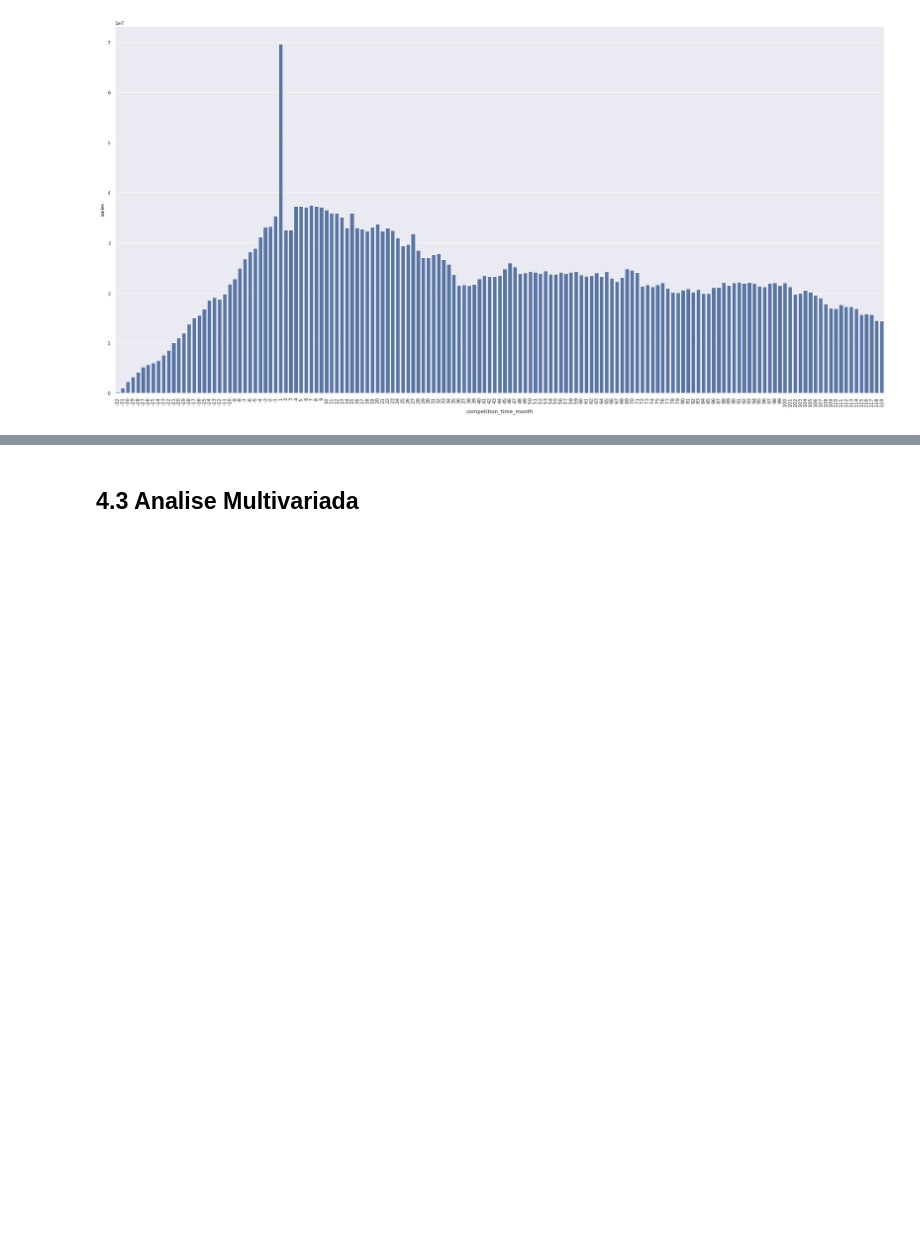
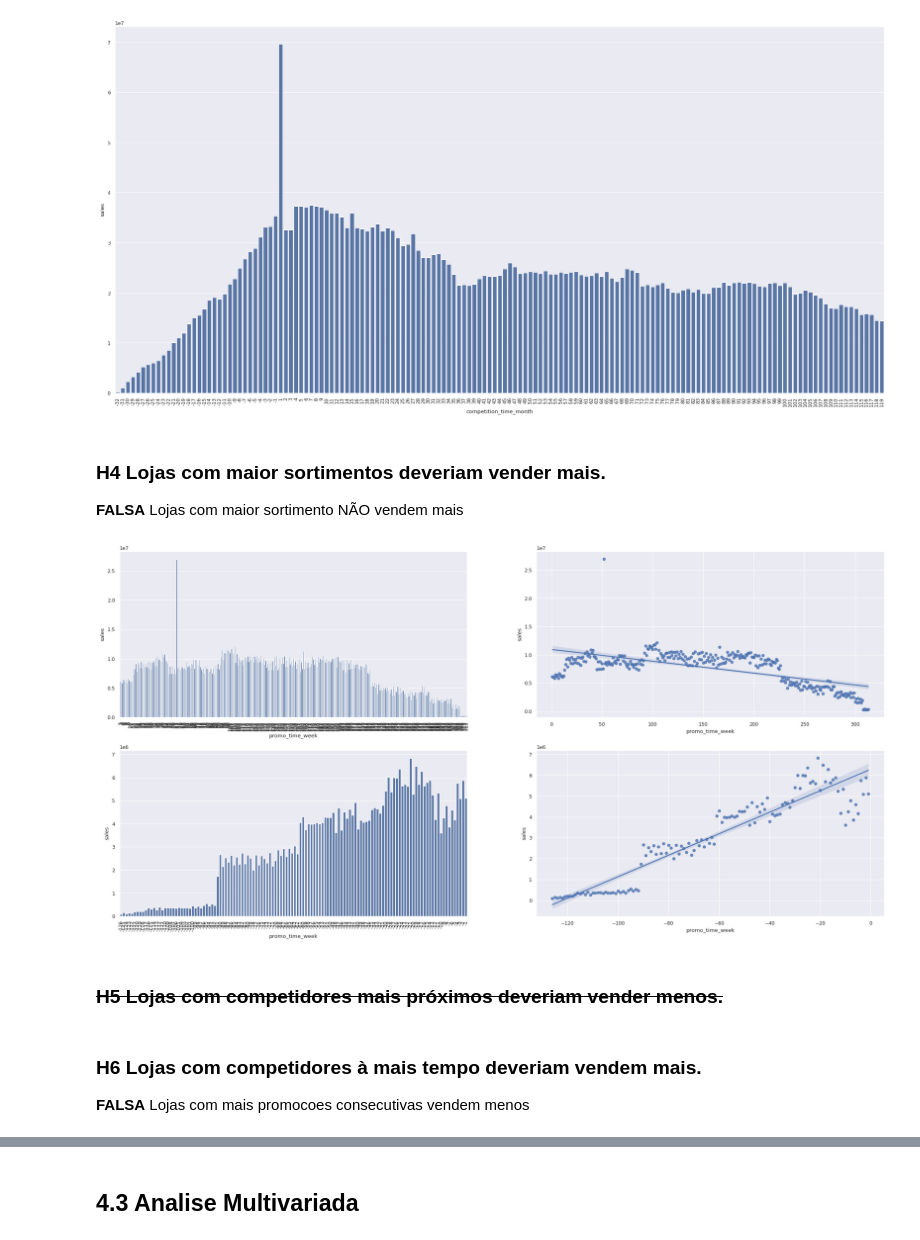
Before and after one commit to GabrielFigueiredoDS/DataScience_em_Producao, a Jupyter notebook: projeto_rossman.ipynb, the cells around one changed output, grey strips where cells are left out. Drawn from its saved outputs; the diff is of its cells as text; code cells hidden in the pictures; blank space fills up the shorter version.

```diff
--- a/projeto_rossman.ipynb
+++ b/projeto_rossman.ipynb
@@ -444,3 +456,31 @@ sns.barplot(x='competition_time_month', y='sales', data=aux2)
 plt.xticks( rotation=90 );
 # %% [output]
 [figure]
+# %% [markdown]
+### H4 Lojas com maior sortimentos deveriam vender mais.
+**FALSA** Lojas com maior sortimento NÃO vendem mais
+# %%
+aux1 = df4[['promo_time_week', 'sales']].groupby( 'promo_time_week').sum().reset_index()
+
+plt.subplot( 2, 2, 1 )
+aux2 = aux1[aux1['promo_time_week'] > 0] # promo extendido
+sns.barplot( x='promo_time_week', y='sales', data=aux2 );
+plt.xticks( rotation=90 );
+
+plt.subplot(2, 2, 2)
+sns.regplot( x='promo_time_week', y='sales', data=aux2 );
+
+plt.subplot(2, 2, 3)
+aux3 = aux1[aux1['promo_time_week'] < 0] # promo regular
+sns.barplot( x='promo_time_week', y='sales', data=aux3 );
+plt.xticks( rotation=90 );
+
+plt.subplot(2, 2, 4)
+sns.regplot( x='promo_time_week', y='sales', data=aux3 );
+# %% [output]
+[figure, added]
+# %% [markdown]
+### <s> H5 Lojas com competidores mais próximos deveriam vender menos. </s>
+# %% [markdown]
+### H6 Lojas com competidores à mais tempo deveriam vendem mais.
+**FALSA** Lojas com mais promocoes consecutivas vendem menos
```
Also changed, not shown: parts of 27 cells of this notebook.
